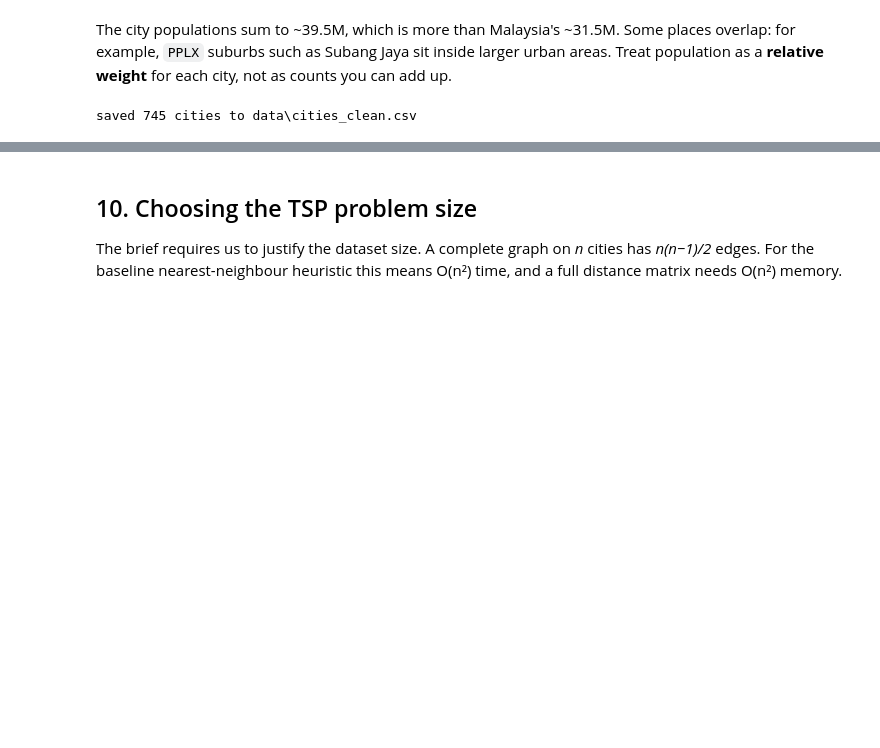
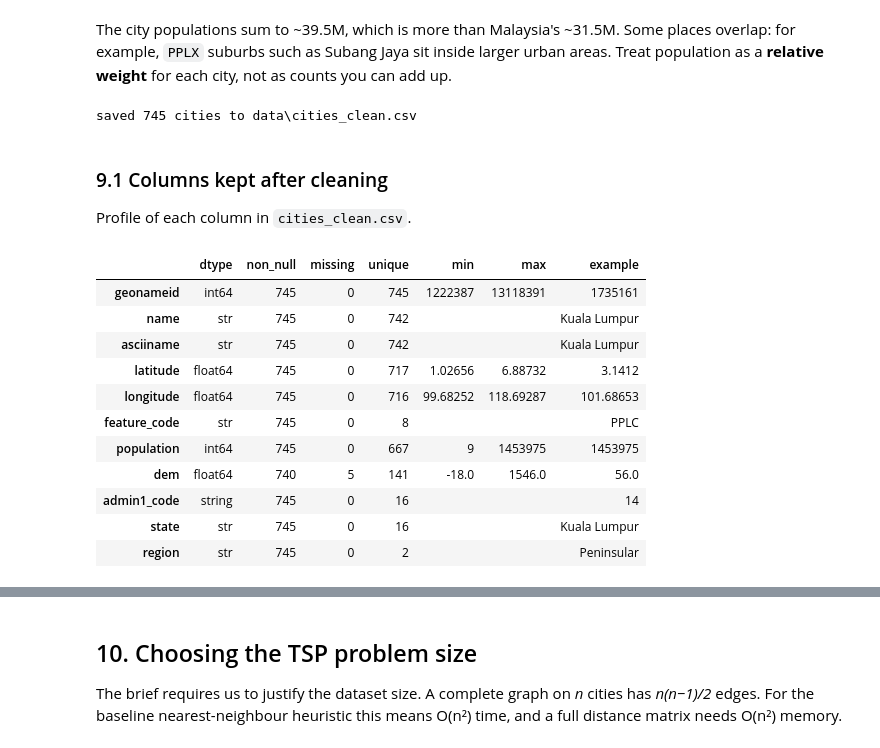
Before and after one commit to Oshawotttt/dsa-travelling-salesman, a Jupyter notebook: eda.ipynb, the cells around one changed output, grey strips where cells are left out. Cells and saved outputs as stored; diff of their text form; code cells hidden in the pictures; blank space fills up the shorter version.

Commit message:
eda cleaning

```diff
--- a/eda.ipynb
+++ b/eda.ipynb
@@ -568,3 +568,34 @@ clean.to_csv(DATA_DIR / "cities_clean.csv", index=False)
 print(f"saved {len(clean)} cities to {DATA_DIR / 'cities_clean.csv'}")
 # %% [output]
 saved 745 cities to data\cities_clean.csv
+# %% [markdown]
+### 9.1 Columns kept after cleaning
+
+Profile of each column in `cities_clean.csv`.
+# %%
+def profile(s):
+    num = pd.api.types.is_numeric_dtype(s)
+    return pd.Series({
+        "dtype": str(s.dtype),
+        "non_null": s.notna().sum(),
+        "missing": s.isna().sum(),
+        "unique": s.nunique(),
+        "min": s.min() if num else "",
+        "max": s.max() if num else "",
+        "example": s.iloc[0],
+    })
+
+clean.apply(profile).T
+# %% [output]
+|  | dtype | non_null | missing | unique | min | max | example |
+| geonameid | int64 | 745 | 0 | 745 | 1222387 | 13118391 | 1735161 |
+| name | str | 745 | 0 | 742 |  |  | Kuala Lumpur |
+| asciiname | str | 745 | 0 | 742 |  |  | Kuala Lumpur |
+| latitude | float64 | 745 | 0 | 717 | 1.02656 | 6.88732 | 3.1412 |
+| longitude | float64 | 745 | 0 | 716 | 99.68252 | 118.69287 | 101.68653 |
+| feature_code | str | 745 | 0 | 8 |  |  | PPLC |
+| population | int64 | 745 | 0 | 667 | 9 | 1453975 | 1453975 |
+| dem | float64 | 740 | 5 | 141 | -18.0 | 1546.0 | 56.0 |
+| admin1_code | string | 745 | 0 | 16 |  |  | 14 |
+| state | str | 745 | 0 | 16 |  |  | Kuala Lumpur |
+| region | str | 745 | 0 | 2 |  |  | Peninsular |
```
Also changed, not shown: parts of 2 cells of this notebook.
